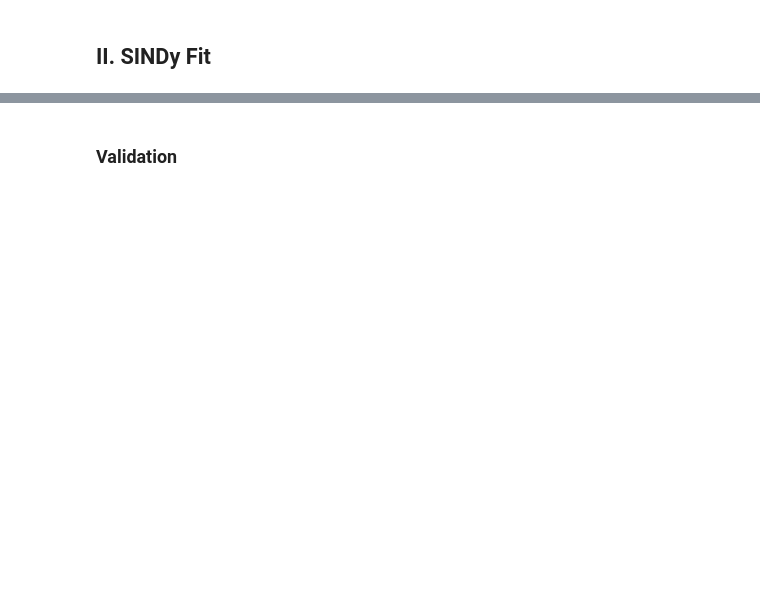
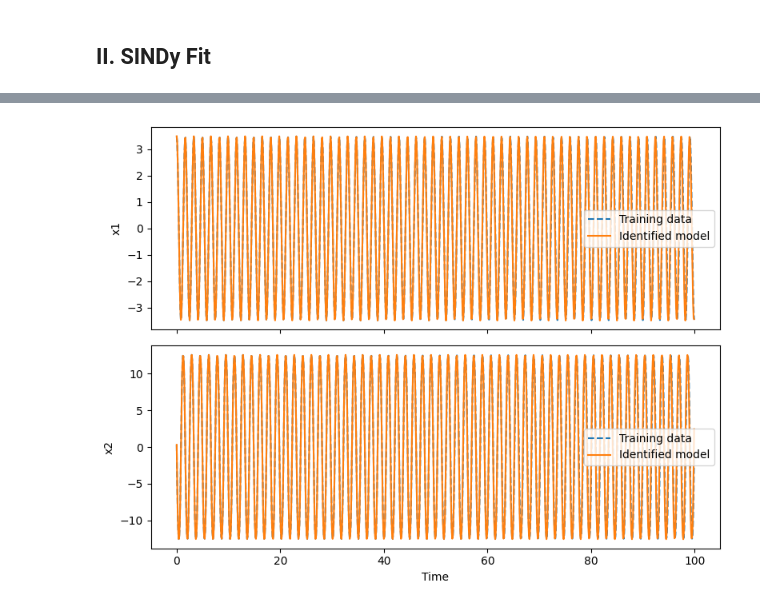
Before and after one commit to siyuan-xing/SREINet, a Jupyter notebook: code/balancing_weights/SINDy_Duffing.ipynb, the cells around one changed output, grey strips where cells are left out. Cells and saved outputs as stored; diff of their text form; code cells hidden in the pictures; blank space fills up the shorter version.

```diff
--- a/code/balancing_weights/SINDy_Duffing.ipynb
+++ b/code/balancing_weights/SINDy_Duffing.ipynb
@@ -80,7 +80,7 @@ Training output shape: (10000, 2)
 # %%
 # Build polynomial library and fit SINDy model
 library = ps.PolynomialLibrary(degree=3, include_bias=True)
-optimizer = ps.STLSQ(threshold=0.00009)
+optimizer = ps.STLSQ(threshold= 5e-4)
 model = ps.SINDy(feature_library=library, optimizer=optimizer)
 
 steps = t_arr.shape[0]
@@ -91,5 +91,5 @@ model.fit(x_list if num_traj > 1 else x_train,
           t=data_dt,
           x_dot=dx_list if num_traj > 1 else dx_train)
 
-model.print()
+model.print(precision=6)
 # %% [output]
@@ -98,2 +97,0 @@ model.print()
-# %% [markdown]
-### **Validation**
@@ -132,0 +98,25 @@ plt.show()
+# %%
+# Compare identified model simulation vs original training data
+# Assumes model, x_train, data_T, data_dt are defined above
+val_t_eval = np.arange(0, data_T, data_dt)
+
+# Simulate identified model from the first training IC
+sim_x = model.simulate(x_train[0], val_t_eval)
+
+import matplotlib.pyplot as plt
+
+fig, axes = plt.subplots(nrows=x_train.shape[1], ncols=1, figsize=(8, 3 * x_train.shape[1]), sharex=True)
+if x_train.shape[1] == 1:
+    axes = [axes]
+
+for i, ax in enumerate(axes):
+    ax.plot(val_t_eval, x_train[:val_t_eval.shape[0], i], '--', label='Training data')
+    ax.plot(val_t_eval, sim_x[:, i], label='Identified model')
+    ax.set_ylabel(f'x{i+1}')
+    ax.legend()
+
+axes[-1].set_xlabel('Time')
+plt.tight_layout()
+plt.show()
+# %% [output]
+[figure, added]
```
Also changed, not shown: parts of 3 cells of this notebook, 15 other files.
